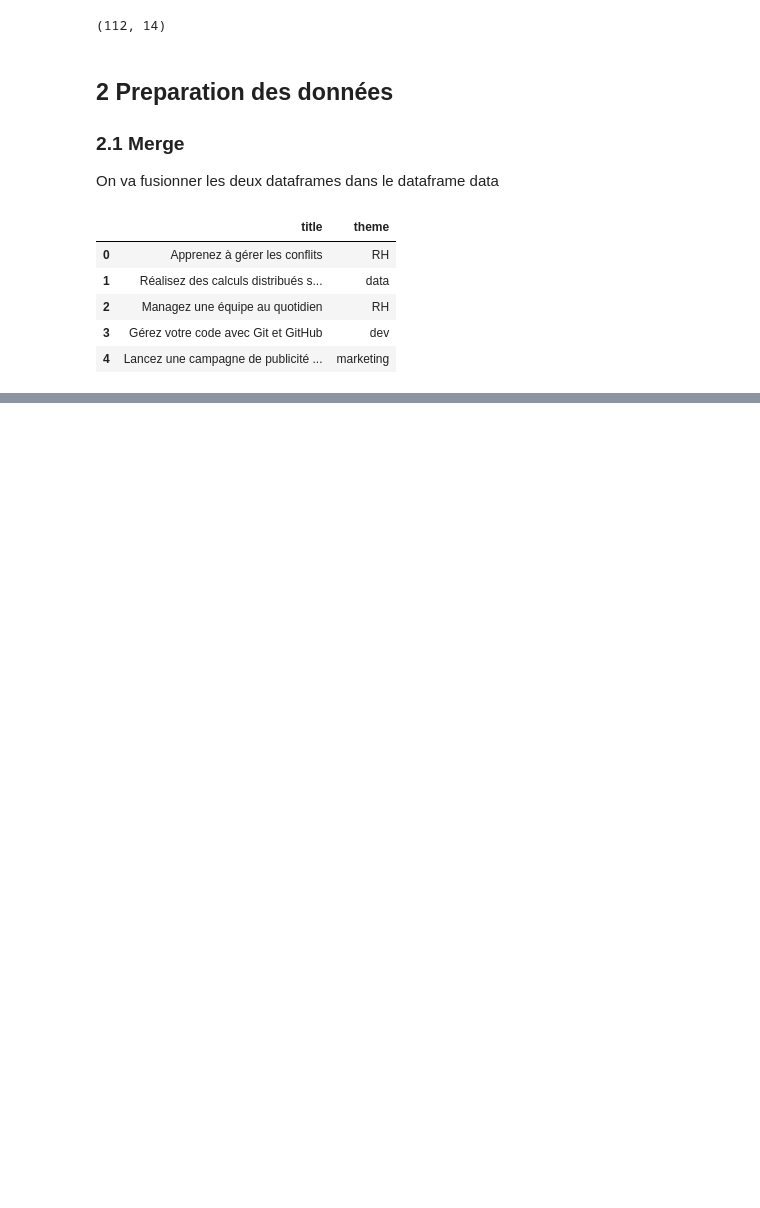
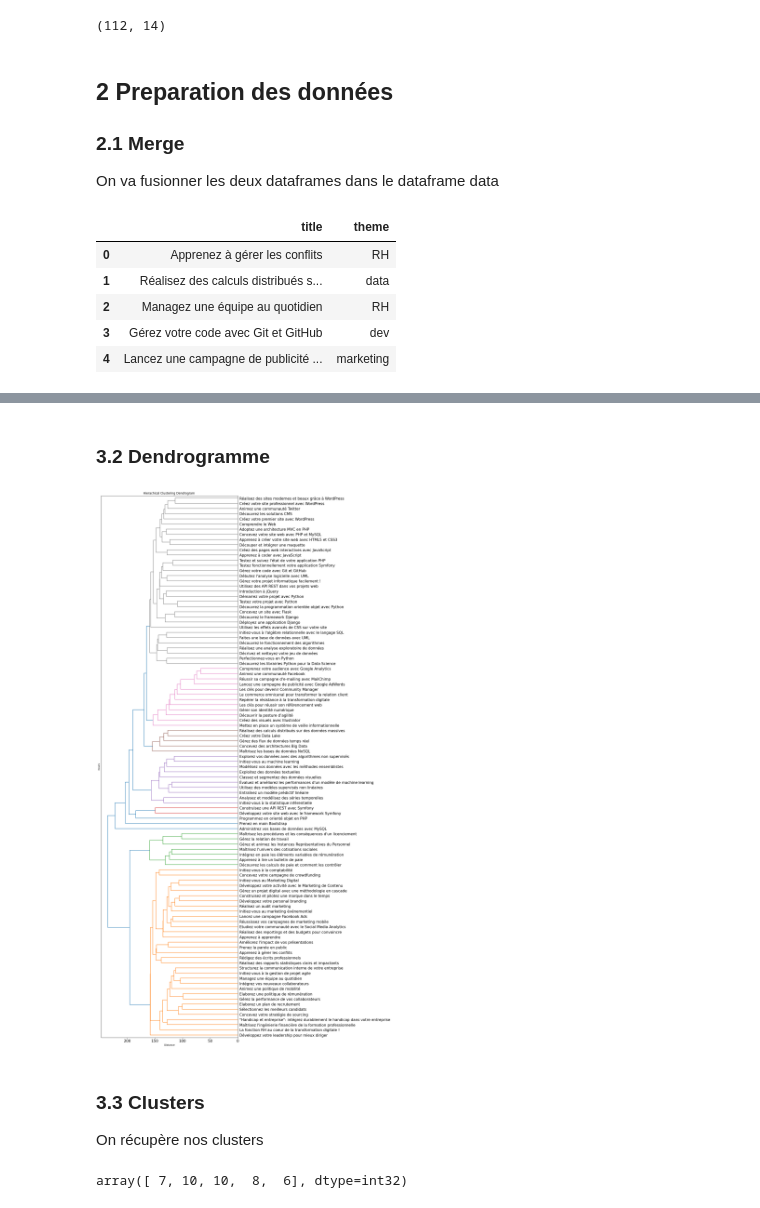
Before and after one commit to Harlequelrah/bag_of_words_analysis, a Jupyter notebook: project/tp.ipynb, the cells around one changed output, grey strips where cells are left out. Cells and saved outputs as stored; diff of their text form; code cells hidden in the pictures; blank space fills up the shorter version.

```diff
--- a/project/tp.ipynb
+++ b/project/tp.ipynb
@@ -83,0 +121,3 @@ temp.head()
+# %%
+names = df['titre'].values
+names[:]
@@ -83,0 +142,7 @@ temp.head()
+# %%
+# choix des colonnes à supprimer de df pour obtenir X
+cols=["titre","theme_y","title_y","_merge"]
+
+# Matrice
+X = df.drop(columns=cols).values
+X[:10]
@@ -83,0 +165,9 @@ temp.head()
+# %%
+# Instanciation du scaler
+scaler = StandardScaler()
+
+# Entrainement et transformation sur X
+X_scaled = scaler.fit_transform(X)
+
+# Affichage d'un extrait de X_scaled
+X_scaled[:5]
@@ -83,0 +197,4 @@ temp.head()
+# %%
+# Calcul des distances en utilisant ward
+Z = linkage(X_scaled,method="ward")
+Z[:10]
@@ -83,0 +212,24 @@ temp.head()
+# %% [markdown]
+### 3.2 Dendrogramme
+# %%
+# Graphique du dendrogramme
+
+# Initialisation du graphique et de l'axe
+fig,ax = plt.subplots(1,1,figsize=(10,40))
+
+# dendrogramme
+_ = dendrogram(Z,ax=ax,labels=names,orientation="left")
+
+# paramètres
+plt.title("Hierachical Clustering Dendrogram ")
+ax.set_xlabel("Distance")
+ax.set_ylabel("Cours")
+ax.tick_params(axis='x',which='major',labelsize=15)
+ax.tick_params(axis="y", which="major", labelsize=15)
+
+plt.show()
+# %% [output]
+[figure, added]
+# %% [markdown]
+### 3.3 Clusters
+On récupère nos clusters
@@ -83,0 +239,6 @@ temp.head()
+# %%
+# On recupère nos k clusters
+clusters = fcluster(Z,k,criterion='maxclust')
+clusters[:5]
+# %% [output]
+array([ 7, 10, 10,  8,  6], dtype=int32)
```
Also changed, not shown: parts of 19 cells of this notebook.
